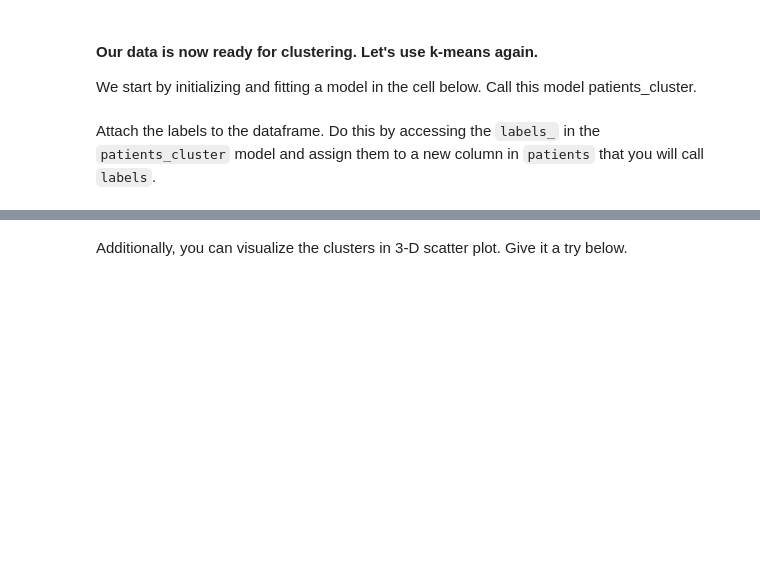
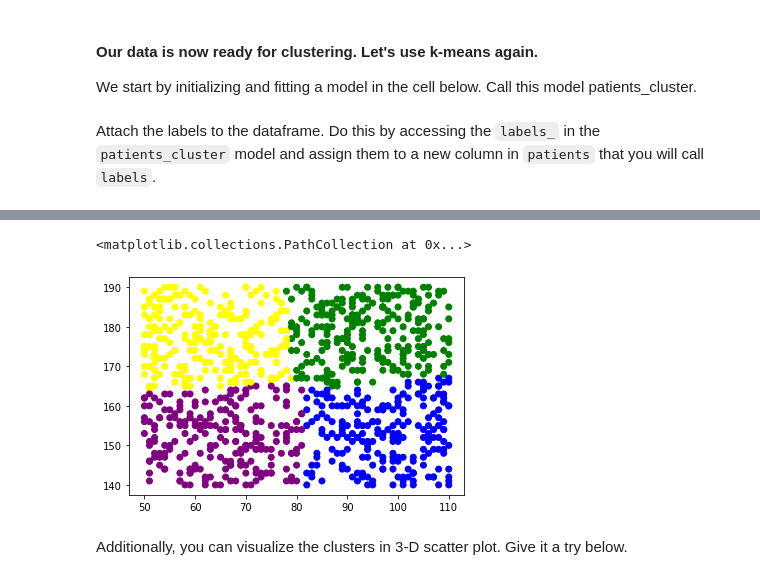
Before and after one commit to ta-data-mexpt/lab-sklearn-and-unsupervised-learning, a Jupyter notebook: your-code/main.ipynb, the cells around one changed output, grey strips where cells are left out. Drawn from its saved outputs; the diff is of its cells as text; code cells hidden in the pictures; blank space fills up the shorter version.

```diff
--- a/your-code/main.ipynb
+++ b/your-code/main.ipynb
@@ -174,3 +440,6 @@ In the next cells, do the following:
+# %%
+#Drop the following columns: doctor_name, diagnosis, prescribed_medicines, and patient_gender
+patients_clean.drop(['doctor_name', 'diagnosis', 'prescribed_medicines','patient_gender'], axis = 1, inplace= True)
 # %% [markdown]
 Let's look at the head again to ensure the re-encoding and dropping are successful:
 # %%
@@ -179,16 +456,19 @@ Let's look at the head again to ensure the re-encoding and dropping are successf
 An interesting observation is that all patients are no older than 2 years. However, their weights and heights indicate that they are adults. This cannot be true. Therefore, we can either trust the weight and height columns or the DOB column. Since there are other columns that indicate that these are adults (they have emails, some have diabetes) we will drop the `patient_dob` column. We will also drop the `appointment_date` column since it has too many unique values to transform to a dummy variable. Drop the two columns in the cell below.
 # %%
 # Your code here:
+patients_clean.drop(['patient_dob', 'appointment_date'], axis = 1, inplace= True)
 # %% [markdown]
 #### Our data is now ready for clustering. Let's use k-means again.
 
 We start by initializing and fitting a model in the cell below. Call this model patients_cluster.
 # %%
 # Your code here:
+patients_cluster = KMeans(n_clusters = 4).fit(patients_clean)
 # %% [markdown]
 Attach the labels to the dataframe. Do this by accessing the `labels_` in the `patients_cluster` model and assign them to a new column in `patients` that you will call `labels`.
 # %%
 # Your code here:
+patients_clean['labels'] = patients_cluster.labels_
 # %% [markdown]
 Now using a `groupby`, find the mean of every variable in `patients` and group by the `labels` column. This summary will allow us to see how the patients differ between the clusters. Your output should look similar to the image below.
 
@@ -212,2 +506,16 @@ If the scatter plot does not make any sense to you, it means the features you ch
+# %%
+# Your code here:
+
+colors = ['yellow','green','purple','blue']
+asignar =[]
+
+# para cada valor d clustter
+for row in patients_clean['labels']:
+    # ponle un color segun el cluster en el q esta
+    asignar.append(colors[row])
+plt.scatter(patients_clean['patient_weight_kg'],patients_clean['patient_height_sm'], color = asignar)
+# %% [output]
+<matplotlib.collections.PathCollection at 0x...>
+[figure, added]
 # %% [markdown]
 Additionally, you can visualize the clusters in 3-D scatter plot. Give it a try below.
```
Also changed, not shown: parts of 48 cells of this notebook.
